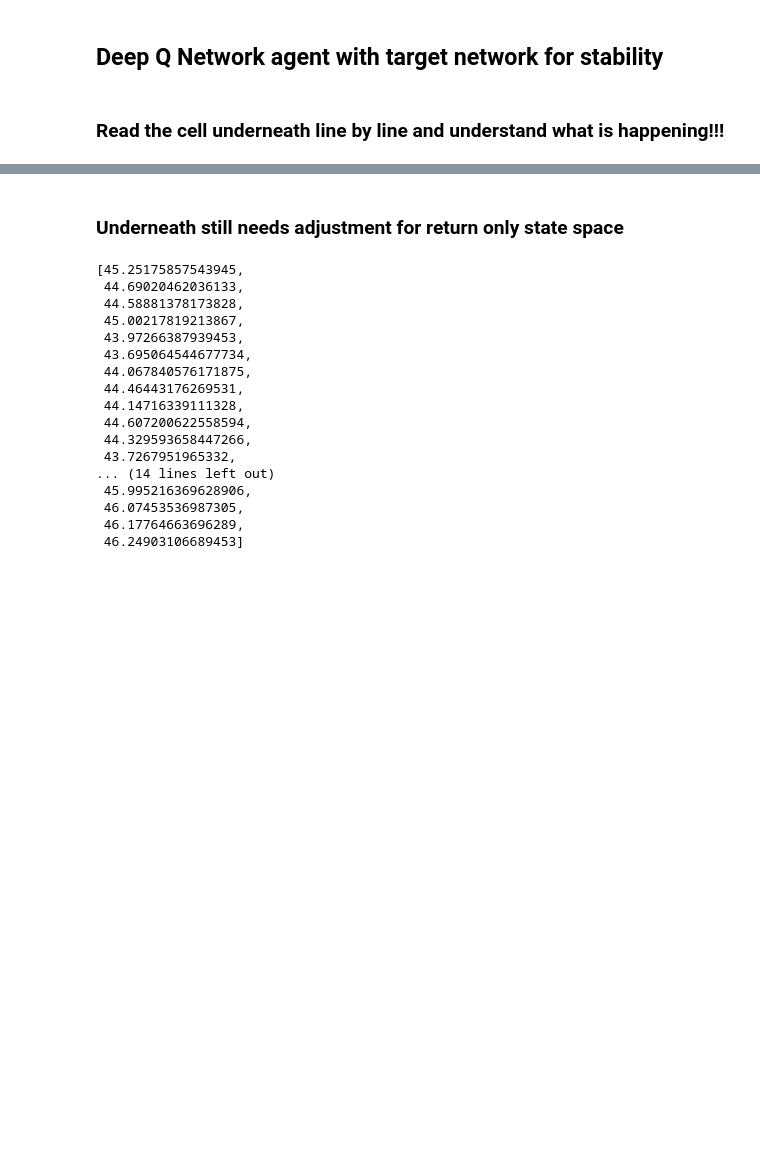
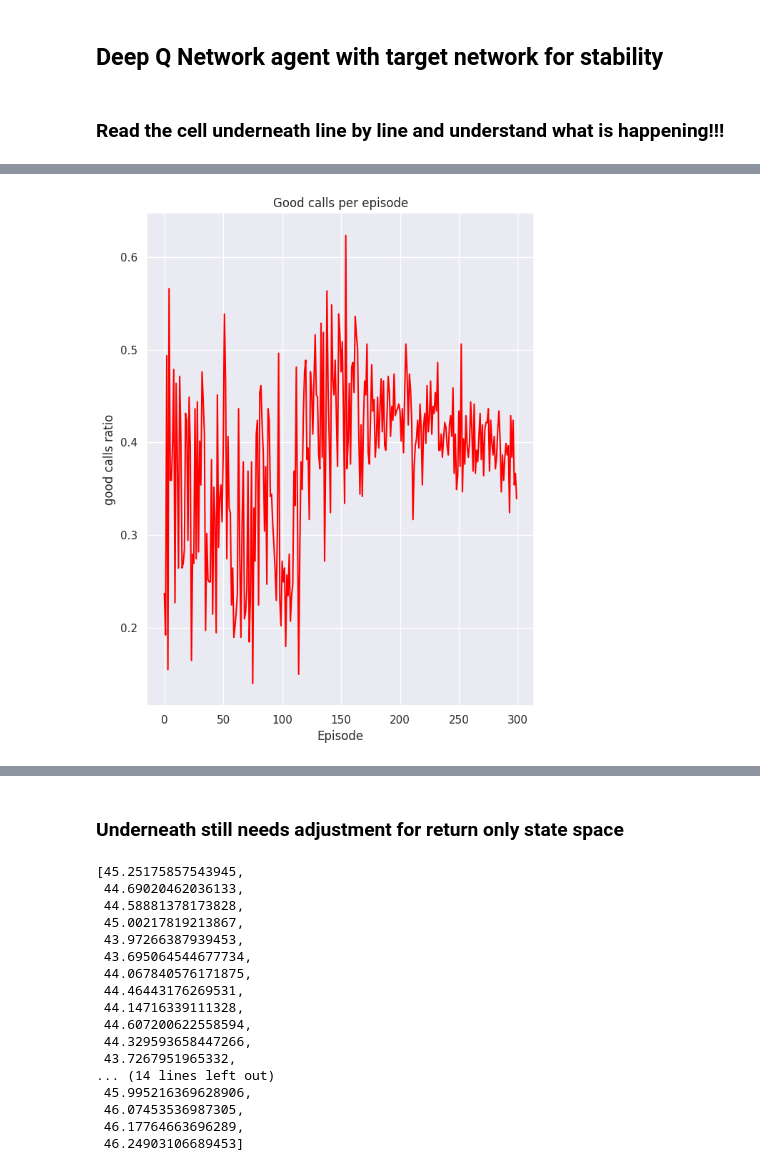
Before and after one commit to wrecka98/RL-Finance-Trading-Algo, a Jupyter notebook: trading-bot-Shell-return.ipynb, the cells around one changed output, grey strips where cells are left out. Saved outputs shown, nothing was run; the diff lists cells and outputs as text; code cells hidden in the pictures; blank space fills up the shorter version.

```diff
--- a/trading-bot-Shell-return.ipynb
+++ b/trading-bot-Shell-return.ipynb
@@ -597,0 +634,21 @@ plt.show()
+# %%
+# Plot performance over time
+import matplotlib.pyplot as plt
+
+plt.figure(figsize=(12, 8))
+
+
+# Plot Loss
+plt.subplot(1, 2, 1)
+plt.plot(episode_metrics['good_calls_ratio'], label='good_calls_ratio', color='red')
+plt.xlabel('Episode')
+plt.ylabel('good calls ratio')
+plt.title('Good calls per episode')
+plt.grid(True)
+
+
+
+plt.tight_layout()
+plt.show()
+# %% [output]
+[figure, added]
```
Also changed, not shown: parts of 12 cells of this notebook, 3 other files.
